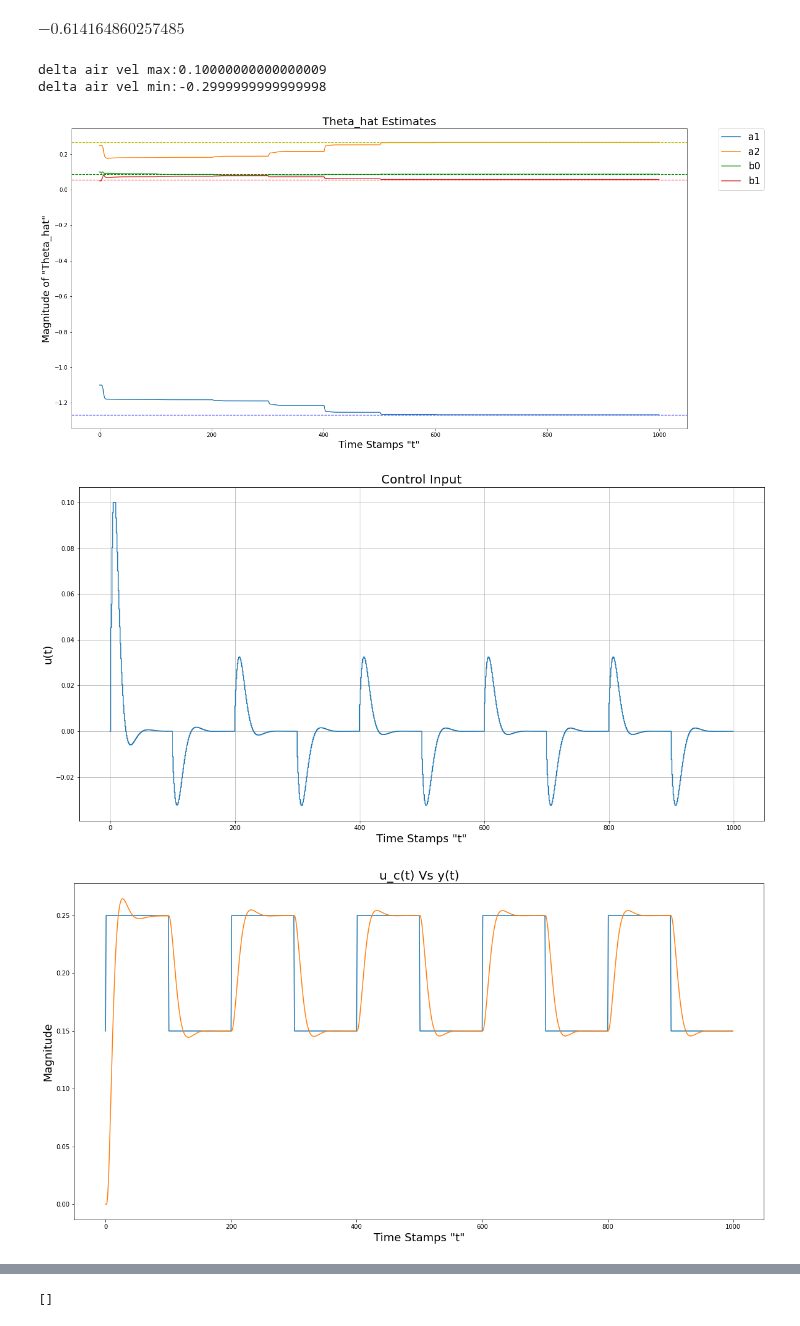
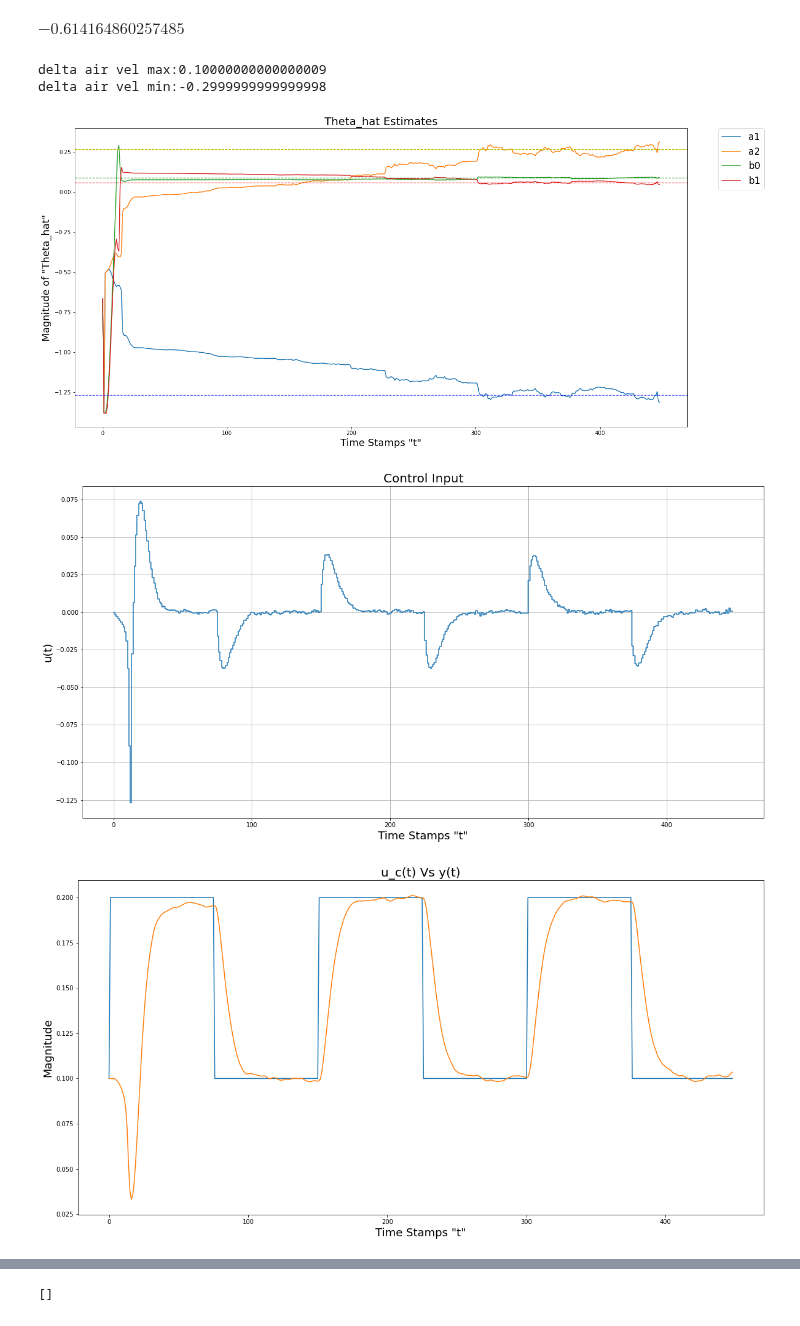
Before and after one commit to derekboase/ELG7113, a Jupyter notebook: system_models/clive_model/clive_model.ipynb, the cells around one changed output, grey strips where cells are left out. Saved outputs shown, nothing was run; the diff lists cells and outputs as text; code cells hidden in the pictures.

Commit message:
Introduction of noise in STR no zero cancel

```diff
--- a/system_models/clive_model/clive_model.ipynb
+++ b/system_models/clive_model/clive_model.ipynb
@@ -333,8 +329,8 @@ The control equation in terms of the plant and model parameters is
 
 $u(t) = \;${{uk}}
 # %%
-zeta_val = np.sqrt(2)/2
-omega_val = np.sqrt(2)/2
+zeta_val = 1
+omega_val = 1
 T_val = 0.2
 
 # values for simulation only vvvvvvvvvvvvvvvvvvvv
@@ -433,13 +429,15 @@ $\displaystyle -0.614164860259356$
 $\displaystyle -0.614164860257485$
 # %%
 # Tunable components vvvvvvvvvvvvvvvvvvvvvvvvvvvvvvvv
-sample_depth = 1000
+sim_duration = 90 # in seconds
+period = 30 # in seconds (for u_c)
+sample_depth = int(sim_duration//T_val)
 starting_samples = 2
 
-start_y = 0 # in meters
+start_y = 0.1 # in meters
 start_u = 0
-min_uc = 0.15
-max_uc = 0.25
+min_uc = 0.1
+max_uc = 0.2
 
 v_eq = 2.8 # air vel at equilibrium
 air_vel_max = 2.9
@@ -449,33 +447,36 @@ del_air_vel_max = air_vel_max - v_eq
 del_air_vel_min = air_vel_min - v_eq
 
 # starting estimate for plant parameters
-est = 0.5
+est = 0.001
 
 lam = 0.98 # forgeting factor lambda
+
+# output noise
+sigma = 0.001
 
 # true plant parameters
 theta0 = np.array([a1_val, a2_val, b0_val, b1_val]).reshape(-1,1)
 
 # Tunable components ^^^^^^^^^^^^^^^^^^^^^^^^^^^^^^^^
 
-# theta_hat = [np.array([est]*len(theta0)).reshape(-1,1) for _ in range(starting_samples)]
+theta_hat = [np.array([np.random.normal(0,1,1)]*len(theta0)).reshape(-1,1) for _ in range(starting_samples)]
 # theta_hat = [np.array([a1_val, a2_val, b0_val, b1_val]).reshape(-1,1) for _ in range(starting_samples)]
 # theta_hat = [np.array([a1_val_est, a2_val_est, b0_val_est, b1_val_est]).reshape(-1,1) for _ in range(starting_samples)]
-theta_hat = [np.array([-1.1, 0.25, 0.1, 0.05]).reshape(-1,1) for _ in range(starting_samples)]
+# theta_hat = [np.array([-1.1, 0.25, 0.1, 0.05]).reshape(-1,1) for _ in range(starting_samples)]
 
 
 # System input TODO*********************************************************
 sample_range = range(sample_depth)
 t = [i for i in sample_range]
 u_c = np.ones(sample_depth)*max_uc
-u_c[np.where([m.sin(t[i]*m.pi/(100))<=0 for i in sample_range])] = min_uc
-u_c[0] = 0.15
+u_c[np.where([m.sin(t[i]*T_val*2*m.pi/(period))<=0 for i in sample_range])] = min_uc
+# u_c[0] = min_uc
 
 y = [start_y]*starting_samples
 u = [start_u]*starting_samples
 
 I = np.identity(len(theta0))
-p = 1000*I
+p = 10000*I
 p_res = []
 
 print(f"delta air vel max:{del_air_vel_max}")
@@ -484,7 +485,8 @@ print(f"delta air vel min:{del_air_vel_min}")
 for k in range(starting_samples ,sample_depth):
     phi = np.array([-y[-1], -y[-2], u[-1], u[-2]]).reshape(-1,1)
 
-    y.append(np.reshape(phi.T@theta0, ()))
+    y.append(np.reshape(phi.T@theta0 + 0.2*np.random.normal(0, sigma), ()))
+#     y.append(np.reshape(phi.T@theta0, ()))
     K = p@phi@inv(lam + phi.T@p@phi)
     p = (I - K@phi.T)@p/lam
     p_res.append(p)
@@ -536,36 +538,36 @@ plt_rng = 1000
 # plt.xlabel('Time Stamps "t"', fontsize=18)
 # plt.grid()
 # plt.show()
 
 # # ploting of input vs output
 # plt.plot(t[:plt_rng],u_c[:plt_rng])
 # plt.plot(t[:plt_rng],y[:plt_rng])
 # plt.title('u_c(t) Vs y(t)', fontsize=20)
 # plt.ylabel('Magnitude', fontsize=18)
 # plt.xlabel('Time Stamps "t"', fontsize=18)
 # plt.show()
 
 # ploting of control sig
 plt.step(t,u)
 plt.title('Control Input', fontsize=20)
 plt.ylabel('u(t)', fontsize=18)
 plt.xlabel('Time Stamps "t"', fontsize=18)
 plt.grid()
 plt.show()
 
 # ploting of input vs output
 plt.plot(t,u_c)
 plt.plot(t,y)
 plt.title('u_c(t) Vs y(t)', fontsize=20)
 plt.ylabel('Magnitude', fontsize=18)
 plt.xlabel('Time Stamps "t"', fontsize=18)
 plt.show()
 # %% [output]
 delta air vel max:0.10000000000000009
 delta air vel min:-0.2999999999999998
-[figure, old version]
+[figure, new version]
-[figure, old version]
+[figure, new version]
-[figure, old version]
+[figure, new version]
 # %%
 plt_rng = -5000
 # ploting of control sig
```
Also changed, not shown: parts of 7 cells of this notebook.
